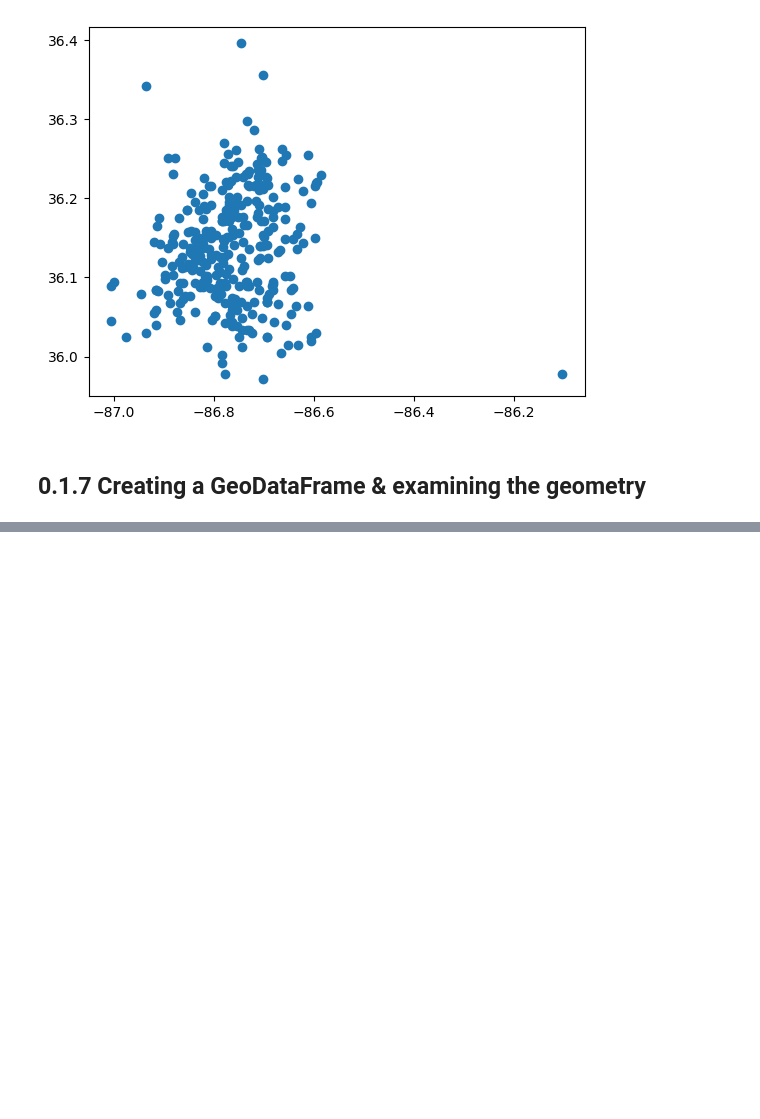
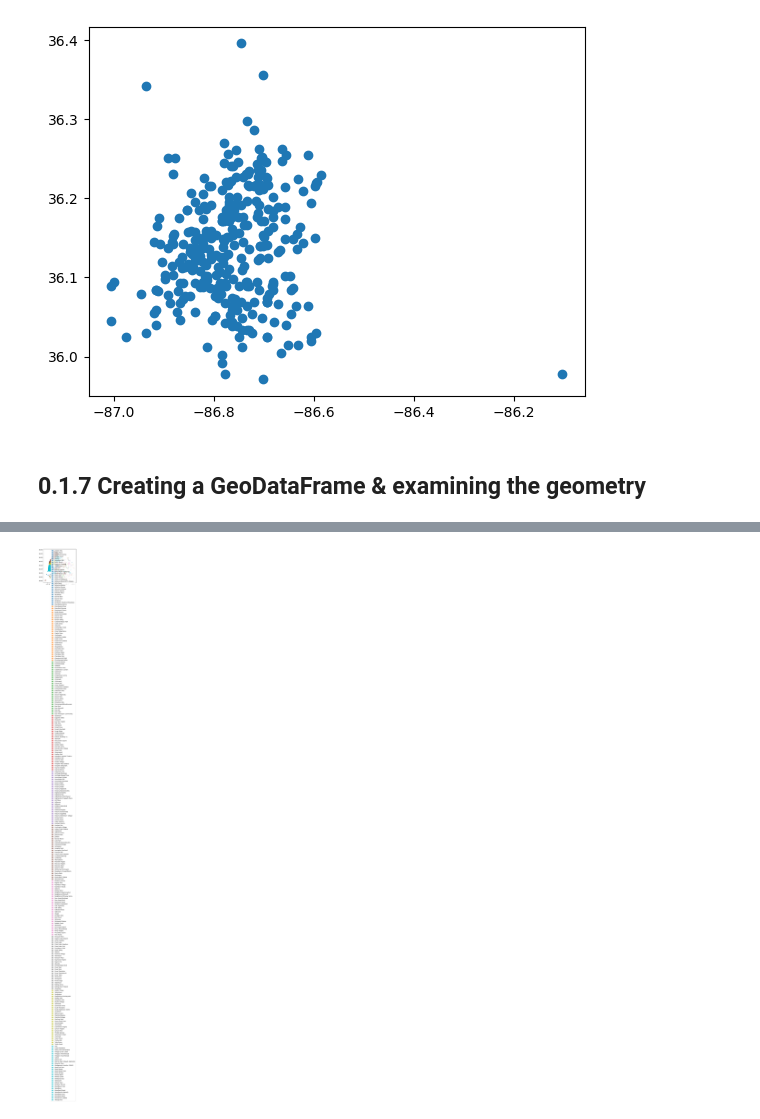
Before and after one commit to oecorrechag/geogeo, a Jupyter notebook: notebooks/0.1.0_combining polygons and scatterplots.ipynb, the cells around one changed output, grey strips where cells are left out. Drawn from its saved outputs; the diff is of its cells as text; code cells hidden in the pictures; blank space fills up the shorter version.

```diff
--- a/notebooks/0.1.0_combining polygons and scatterplots.ipynb
+++ b/notebooks/0.1.0_combining polygons and scatterplots.ipynb
@@ -150,2 +173,8 @@ plt.show()
+# %%
+# Plot the Service Districts, color them according to name, and show a legend
+service_district.plot(column = 'name', legend = True)
+plt.show()
+# %% [output]
+[figure, added]
 # %%
 print('ok_')
```
Also changed, not shown: parts of 3 cells of this notebook.
